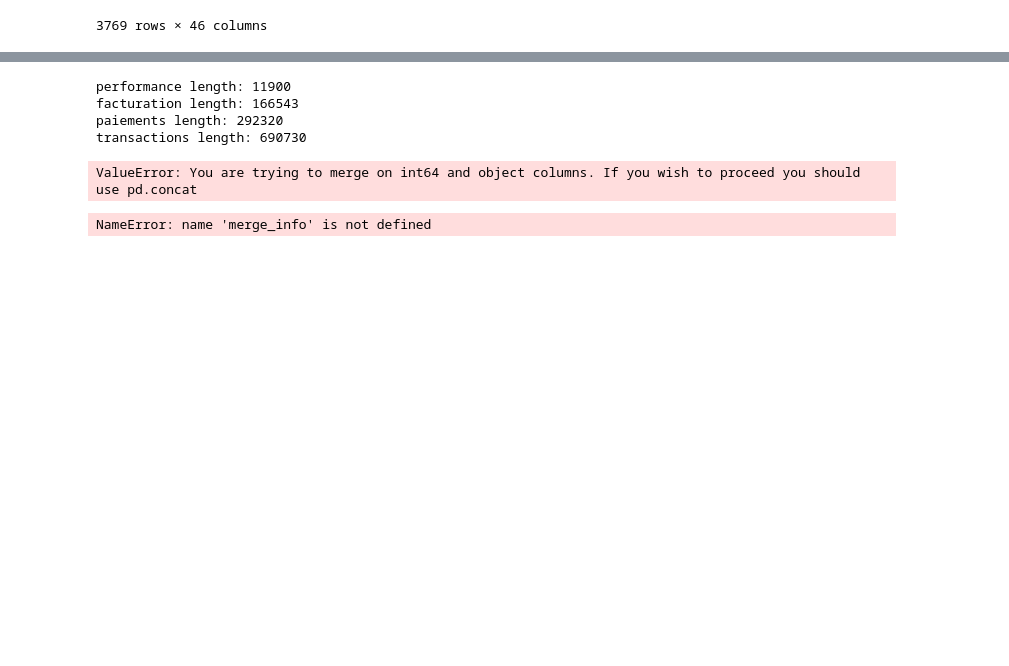
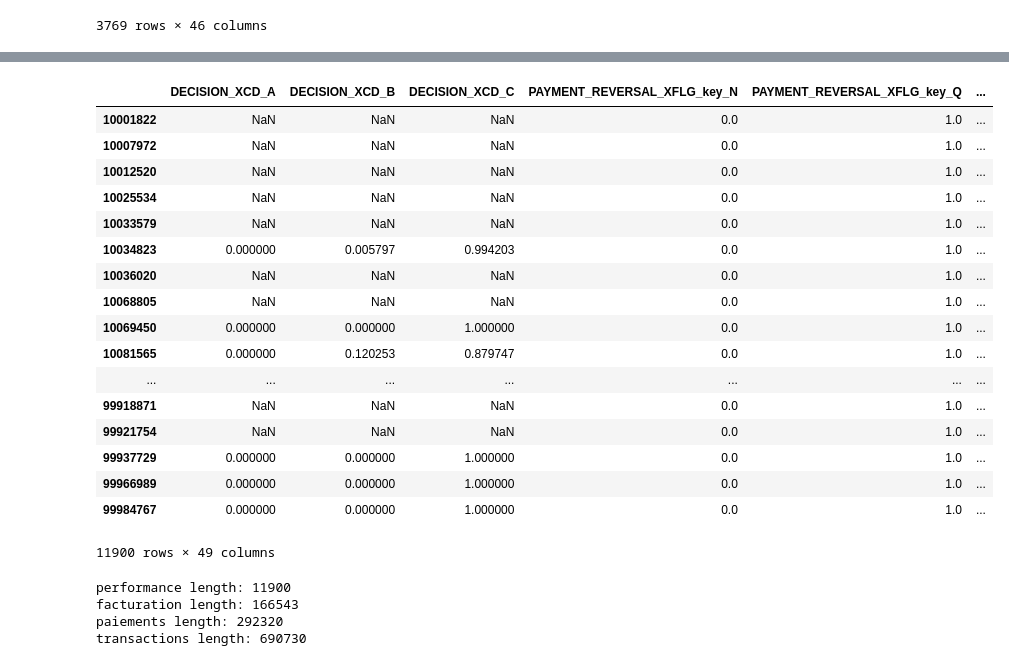
Before and after one commit to larryshamalama/DataCup18, a Jupyter notebook: Untitled (2).ipynb, the cells around one changed output, grey strips where cells are left out. Cells and saved outputs as stored; diff of their text form; code cells hidden in the pictures; blank space fills up the shorter version.

Commit message:
payment and transaction combined

```diff
--- a/Untitled (2).ipynb
+++ b/Untitled (2).ipynb
@@ -162,3 +140,8 @@ final
 | 99966989 | 1.000000 | 0.000000 | 0.000000 | 0.977778 | 0.022222 | 0.000000 | ... |
 | 99984767 | 1.000000 | 0.000000 | 0.000000 | 0.632075 | 0.339623 | 0.000000 | ... |
 3769 rows × 46 columns
+# %%
+#drop transaction date
+
+paiements_drop = paiements.drop(["TRANSACTION_DTTM"],1)
+paiements_drop["PAYMENT_REVERSAL_XFLG"].value_counts()
@@ -164,0 +152,26 @@ final
+# %%
+def summarize_by_ID_2(dataframe):
+    output = {}
+    PAYMENT_REVERSAL_XFLG_key =  dataframe["PAYMENT_REVERSAL_XFLG"].value_counts().keys()
+    for i in dataframe["ID_CPTE"].value_counts().keys():
+        subframe = dataframe.loc[dataframe["ID_CPTE"] == i]
+        TRANSACTION_SUM_dict = {}
+        TRANSACTION_SUM_dict["TRANSACTION_AMT_sum"] = subframe["TRANSACTION_AMT"].sum()
+
+        PAYMENT_REVERSAL_XFLG_dict = {}
+        for j in PAYMENT_REVERSAL_XFLG_key:
+            s = "PAYMENT_REVERSAL_XFLG_key_" + str(j)
+            try:
+                PAYMENT_REVERSAL_XFLG_dict[s] = subframe["PAYMENT_REVERSAL_XFLG"].value_counts(normalize=True)[j]
+            except:
+                PAYMENT_REVERSAL_XFLG_dict[s] = 0
+        output[i] = [TRANSACTION_SUM_dict,PAYMENT_REVERSAL_XFLG_dict]
+    return output
+# %%
+output2 = summarize_by_ID_2(paiements_drop)
+convert2 = {}
+s2 = pd.Series()
+for i in output2.keys():
+    for k2 in output2[i]:
+        s2= {**s2,**k2}
+    convert2[i] = pd.Series(s2)
@@ -164,0 +184,2 @@ final
+# %%
+final2 = pd.DataFrame.from_dict(convert2, orient='index')
@@ -165,3 +205,24 @@ final
+# %%
+final.combine_first(final2)
+# %% [output]
+|  | DECISION_XCD_A | DECISION_XCD_B | DECISION_XCD_C | PAYMENT_REVERSAL_XFLG_key_N | PAYMENT_REVERSAL_XFLG_key_Q | ... |
+| 10001822 | NaN | NaN | NaN | 0.0 | 1.0 | ... |
+| 10007972 | NaN | NaN | NaN | 0.0 | 1.0 | ... |
+| 10012520 | NaN | NaN | NaN | 0.0 | 1.0 | ... |
+| 10025534 | NaN | NaN | NaN | 0.0 | 1.0 | ... |
+| 10033579 | NaN | NaN | NaN | 0.0 | 1.0 | ... |
+| 10034823 | 0.000000 | 0.005797 | 0.994203 | 0.0 | 1.0 | ... |
+| 10036020 | NaN | NaN | NaN | 0.0 | 1.0 | ... |
+| 10068805 | NaN | NaN | NaN | 0.0 | 1.0 | ... |
+| 10069450 | 0.000000 | 0.000000 | 1.000000 | 0.0 | 1.0 | ... |
+| 10081565 | 0.000000 | 0.120253 | 0.879747 | 0.0 | 1.0 | ... |
+| ... | ... | ... | ... | ... | ... | ... |
+| 99918871 | NaN | NaN | NaN | 0.0 | 1.0 | ... |
+| 99921754 | NaN | NaN | NaN | 0.0 | 1.0 | ... |
+| 99937729 | 0.000000 | 0.000000 | 1.000000 | 0.0 | 1.0 | ... |
+| 99966989 | 0.000000 | 0.000000 | 1.000000 | 0.0 | 1.0 | ... |
+| 99984767 | 0.000000 | 0.000000 | 1.000000 | 0.0 | 1.0 | ... |
+11900 rows × 49 columns
 # %%
 print('performance length:', len(performance))
 print('facturation length:', len(facturation))
@@ -187,9 +245,0 @@ customer_ids = performance['ID_CPTE']
-# %%
-merge_info = pd.merge(pd.merge(pd.merge(performance,facturation),paiements),transactions)
-# %% [output]
-ValueError: You are trying to merge on int64 and object columns. If you wish to proceed you should use pd.concat
-# %%
-response = merge_info["Default"]
-features = merge_info.drop("Default", axis=1)
-# %% [output]
-NameError: name 'merge_info' is not defined
```
Also changed, not shown: parts of 10 cells of this notebook.
